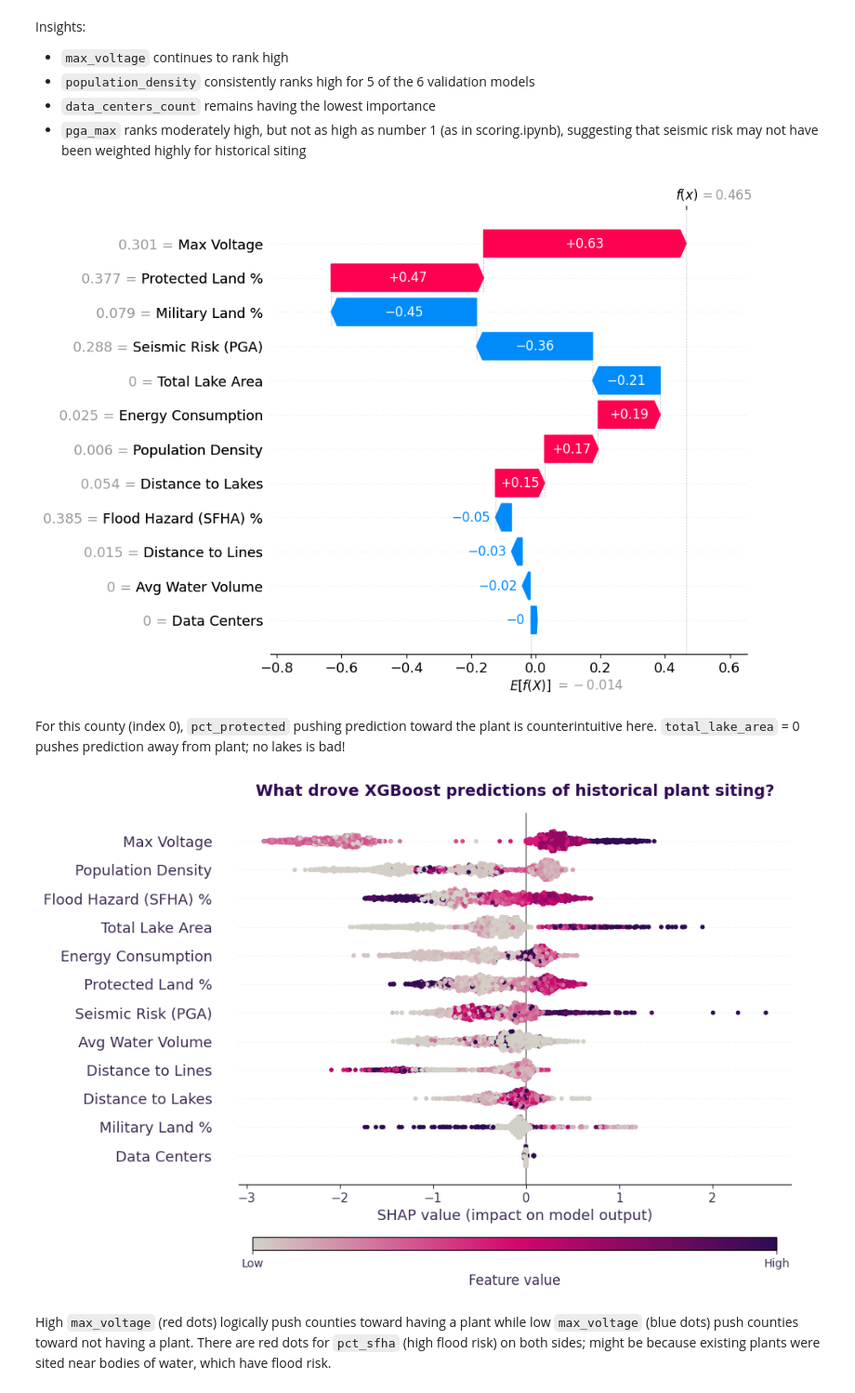
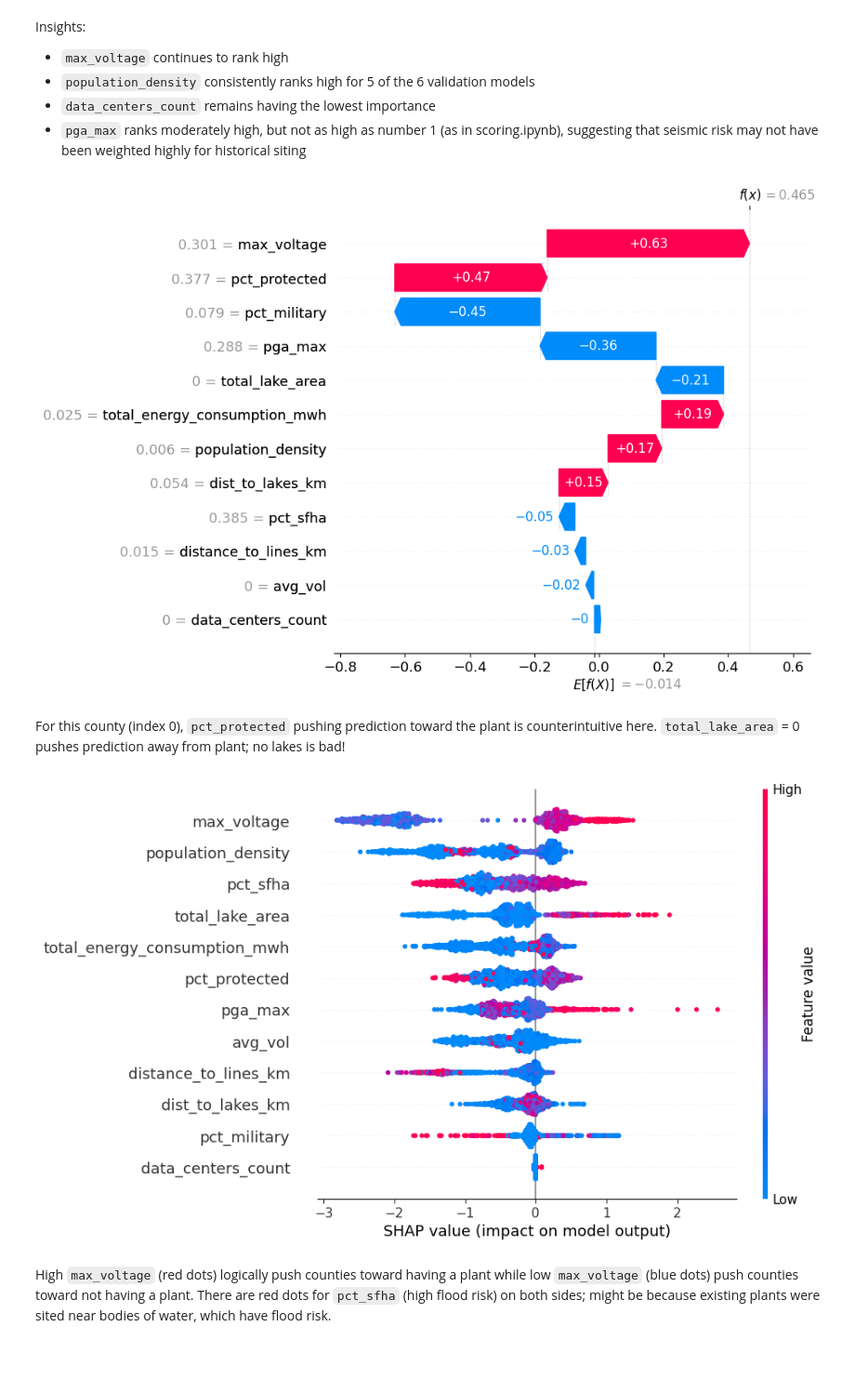
Before and after one commit to quentinconklejr/team-nuclear-family, a Jupyter notebook: notebooks/modeling/validation.ipynb, the cells around one changed output. Shown at 93% size. Saved outputs shown, nothing was run; the diff lists cells and outputs as text; code cells hidden in the pictures; blank space fills up the shorter version.

```diff
--- a/notebooks/modeling/validation.ipynb
+++ b/notebooks/modeling/validation.ipynb
@@ -717,80 +755,20 @@ Insights:
 - `pga_max` ranks moderately high, but not as high as number 1 (as in scoring.ipynb), suggesting that seismic risk may not have been weighted highly for historical siting
 # %%
 # using SHAP to interpret XGBoost model that uses scored features
-
-# renaming variables
-feature_labels = {
-    'avg_vol': 'Avg Water Volume',
-    'total_lake_area': 'Total Lake Area',
-    'max_voltage': 'Max Voltage',
-    'total_energy_consumption_mwh': 'Energy Consumption',
-    'data_centers_count': 'Data Centers',
-    'pga_max': 'Seismic Risk (PGA)',
-    'pct_sfha': 'Flood Hazard (SFHA) %',
-    'population_density': 'Population Density',
-    'dist_to_lakes_km': 'Distance to Lakes',
-    'distance_to_lines_km': 'Distance to Lines',
-    'pct_military': 'Military Land %',
-    'pct_protected': 'Protected Land %'
-}
-
 
 # creating explainer
 explainer = shap.TreeExplainer(best_xgb.named_steps['xgb'])
 shap_explanation = explainer(pd.DataFrame(best_xgb.named_steps['scaler'].transform(X_train), columns=scored_features))
-shap_explanation.feature_names = [feature_labels[f] for f in scored_features]
 # %%
 shap.plots.waterfall(shap_explanation[0], max_display=len(scored_features))
 # %% [output]
-[figure, old version]
+[figure, new version]
 # %% [markdown]
 For this county (index 0), `pct_protected` pushing prediction toward the plant is counterintuitive here. `total_lake_area` = 0 pushes prediction away from plant; no lakes is bad!
 # %%
-# beeswarm
-cmap = mcolors.LinearSegmentedColormap.from_list(
-    'deck_colors',
-    ['#F2B8D8', '#D4699E', '#3D2B52']
-)#D3D1C7
-
-cmap = mcolors.LinearSegmentedColormap.from_list(
-    'deck_colors',
-    ['#D3D1C7', '#D3076D', '#2E0B55']
-)
-
-# beeswarm call — styling comes AFTER this
-shap.plots.beeswarm(shap_explanation, max_display=len(scored_features),
-                    show=False, plot_size=(11, 7), color=cmap)
-
-# now grab axes and style
-ax = plt.gca()
-fig = plt.gcf()
-ax.set_title('What drove XGBoost predictions of historical plant siting?',
-             color='#2E0B55', fontsize=14, fontweight='bold', pad=15)
-
-for label in ax.get_yticklabels():
-    label.set_color('#3D2B52')
-for label in ax.get_xticklabels():
-    label.set_color('#3D2B52')
-for ax_cb in fig.axes:
-    if ax_cb != ax:
-        ax_cb.remove()
-
-# add a new horizontal colorbar at the bottom
-sm = plt.cm.ScalarMappable(cmap=cmap, norm=plt.Normalize(vmin=0, vmax=1))
-sm.set_array([])
-
-cbar = fig.colorbar(sm, ax=ax, orientation='horizontal',
-                    fraction=0.03, pad=0.12, aspect=40)
-cbar.set_ticks([0, 1])
-cbar.set_ticklabels(['Low', 'High'])
-cbar.ax.xaxis.label.set_color('#3D2B52')
-cbar.ax.tick_params(colors='#3D2B52')
-cbar.set_label('Feature value', color='#3D2B52', fontsize=12)
-
-
-ax.xaxis.label.set_color('#3D2B52')
+shap.plots.beeswarm(shap_explanation, max_display=len(scored_features))
 # %% [output]
-[figure, old version]
+[figure, new version]
 # %% [markdown]
 High `max_voltage` (red dots) logically push counties toward having a plant while low `max_voltage` (blue dots) push counties toward not having a plant. There are red dots for `pct_sfha` (high flood risk) on both sides; might be because existing plants were sited near bodies of water, which have flood risk.
 # %%
```
Also changed, not shown: parts of 30 cells of this notebook.
